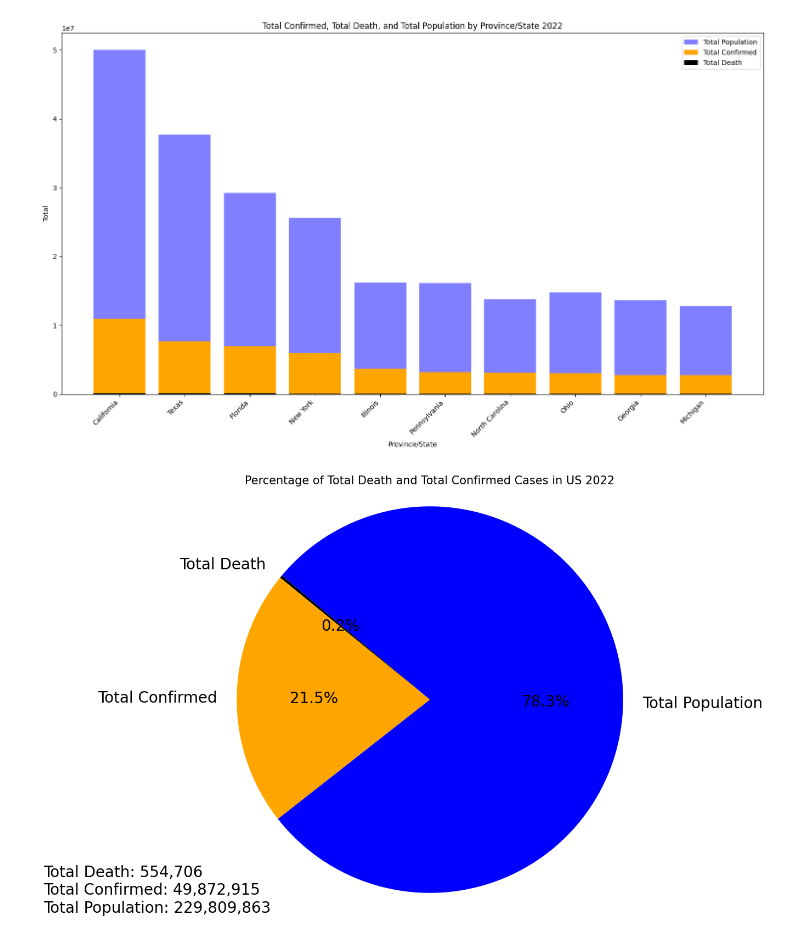
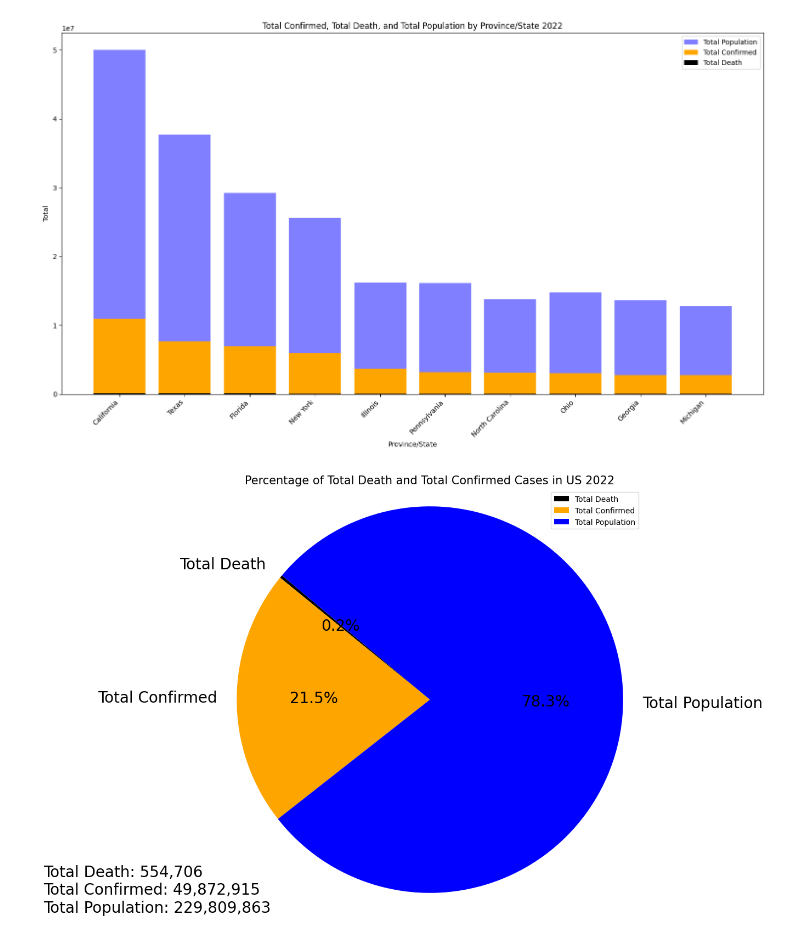
Before and after one commit to AppleBoiy/cs203-c19-analysis, a Jupyter notebook: code/ranking.ipynb, the cells around one changed output. Drawn from its saved outputs; the diff is of its cells as text; code cells hidden in the pictures.

```diff
--- a/code/ranking.ipynb
+++ b/code/ranking.ipynb
@@ -374,26 +380,28 @@ plt.show()
 # %%
 total_deaths = state_df['Total Death'].sum()
 total_confirmed = state_df['Total Confirmed'].sum() - total_deaths
 total_population = state_df['Total Population'].sum() - total_confirmed - total_deaths
 
 formatted_total_deaths = '{:,}'.format(int(total_deaths))
 formatted_total_confirmed = '{:,}'.format(int(state_df['Total Confirmed'].sum()))
 formatted_total_population = '{:,}'.format(int(state_df['Total Population'].sum()))
 
 labels = ['Total Death', 'Total Confirmed', 'Total Population']
 sizes = [total_deaths, total_confirmed, total_population]
 colors = ['black', 'orange', 'blue']
 
 plt.figure(figsize=(10, 10))
 plt.pie(sizes, labels=labels, colors=colors, autopct=lambda x: '{:.1f}%'.format(x), startangle=140, textprops={'fontsize': 20})
 
 title_text = f'Total Death: {formatted_total_deaths}\nTotal Confirmed: {formatted_total_confirmed}'
 plt.title('Percentage of Total Death and Total Confirmed Cases in US 2022', fontsize=15)
 
 total_text = f'Total Death: {formatted_total_deaths}\nTotal Confirmed: {formatted_total_confirmed}\nTotal Population: {formatted_total_population}'
 plt.text(-2, -1.1, total_text, fontsize=20)
 
+plt.legend()
+
 plt.axis('equal')
 plt.show()
 # %% [output]
-[figure, old version]
+[figure, new version]
```
Also changed, not shown: parts of 4 cells of this notebook.
